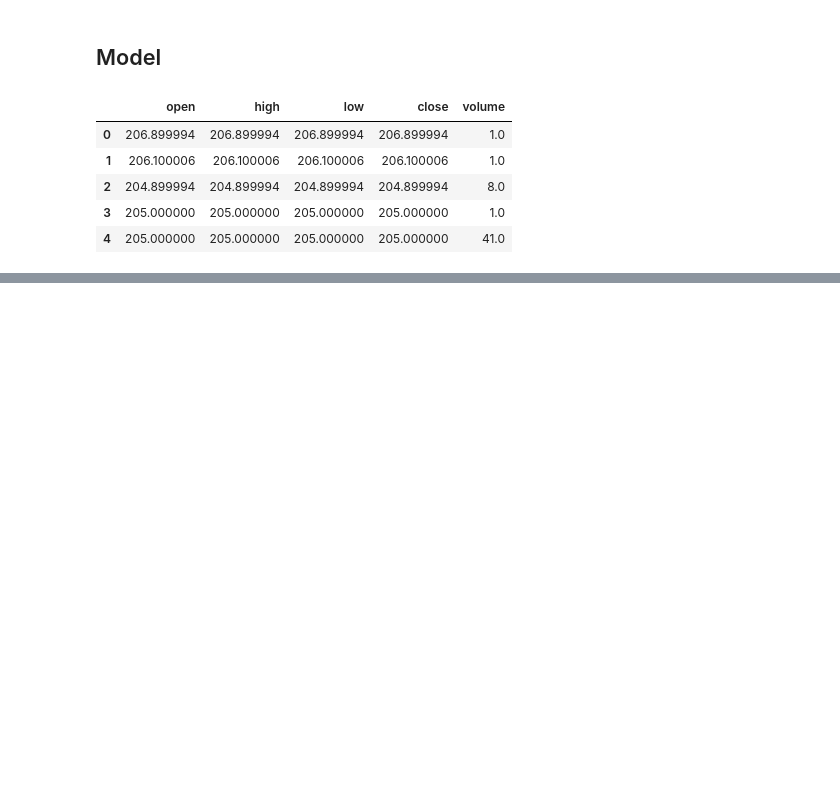
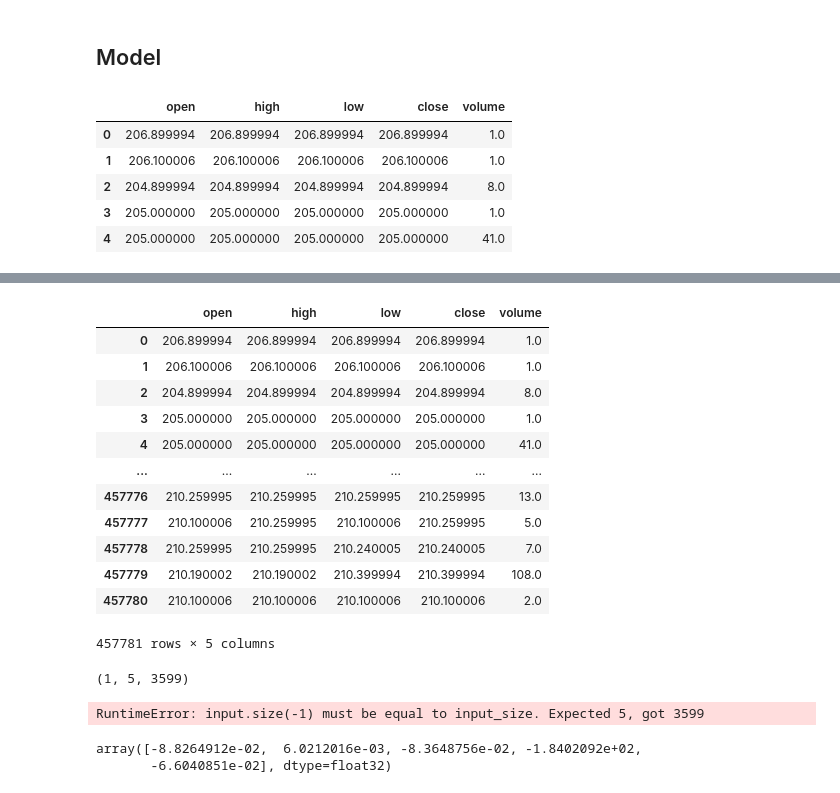
Before and after one commit to Azarius2472/BeRichBot, a Jupyter notebook: models/predictor_demo.ipynb, the cells around one changed output, grey strips where cells are left out. Drawn from its saved outputs; the diff is of its cells as text; code cells hidden in the pictures; blank space fills up the shorter version.

```diff
--- a/models/predictor_demo.ipynb
+++ b/models/predictor_demo.ipynb
@@ -422,3 +452,32 @@ predictor.inference_df(data[:3600])
+# %%
+data
+# %% [output]
+|  | open | high | low | close | volume |
+| 0 | 206.899994 | 206.899994 | 206.899994 | 206.899994 | 1.0 |
+| 1 | 206.100006 | 206.100006 | 206.100006 | 206.100006 | 1.0 |
+| 2 | 204.899994 | 204.899994 | 204.899994 | 204.899994 | 8.0 |
+| 3 | 205.000000 | 205.000000 | 205.000000 | 205.000000 | 1.0 |
+| 4 | 205.000000 | 205.000000 | 205.000000 | 205.000000 | 41.0 |
+| ... | ... | ... | ... | ... | ... |
+| 457776 | 210.259995 | 210.259995 | 210.259995 | 210.259995 | 13.0 |
+| 457777 | 210.100006 | 210.259995 | 210.100006 | 210.259995 | 5.0 |
+| 457778 | 210.259995 | 210.259995 | 210.240005 | 210.240005 | 7.0 |
+| 457779 | 210.190002 | 210.190002 | 210.399994 | 210.399994 | 108.0 |
+| 457780 | 210.100006 | 210.100006 | 210.100006 | 210.100006 | 2.0 |
+457781 rows × 5 columns
+# %%
+np.swapaxes(np.expand_dims(data[:3600].diff().dropna().values, axis=0), 1, 2).shape
+# %% [output]
+(1, 5, 3599)
+# %%
+predictor.model(torch.tensor(np.swapaxes(np.expand_dims(data[:3600].diff().dropna().values, axis=0), 1, 2)))
+# %% [output]
+RuntimeError: input.size(-1) must be equal to input_size. Expected 5, got 3599
+# %%
+predictor.model(torch.tensor(np.expand_dims(data[:3600].diff().dropna().values, axis=0))).cpu().detach().numpy()[0]
+# %% [output]
+array([-8.8264912e-02,  6.0212016e-03, -8.3648756e-02, -1.8402092e+02,
+       -6.6040851e-02], dtype=float32)
 # %%
 # predictor.save_model('/content/drive/MyDrive/iad_project/LSTM.pt')
 # %%
```
Also changed, not shown: parts of 16 cells of this notebook.
